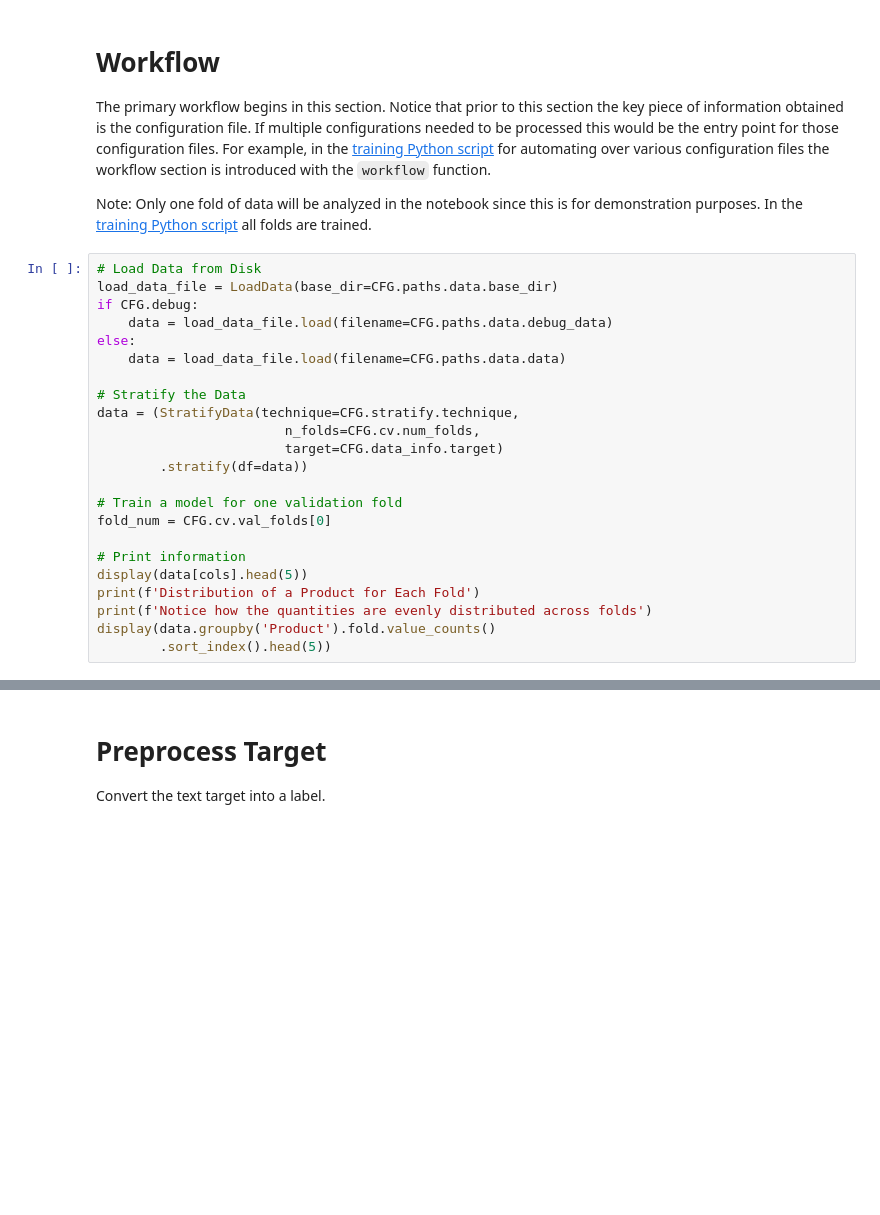
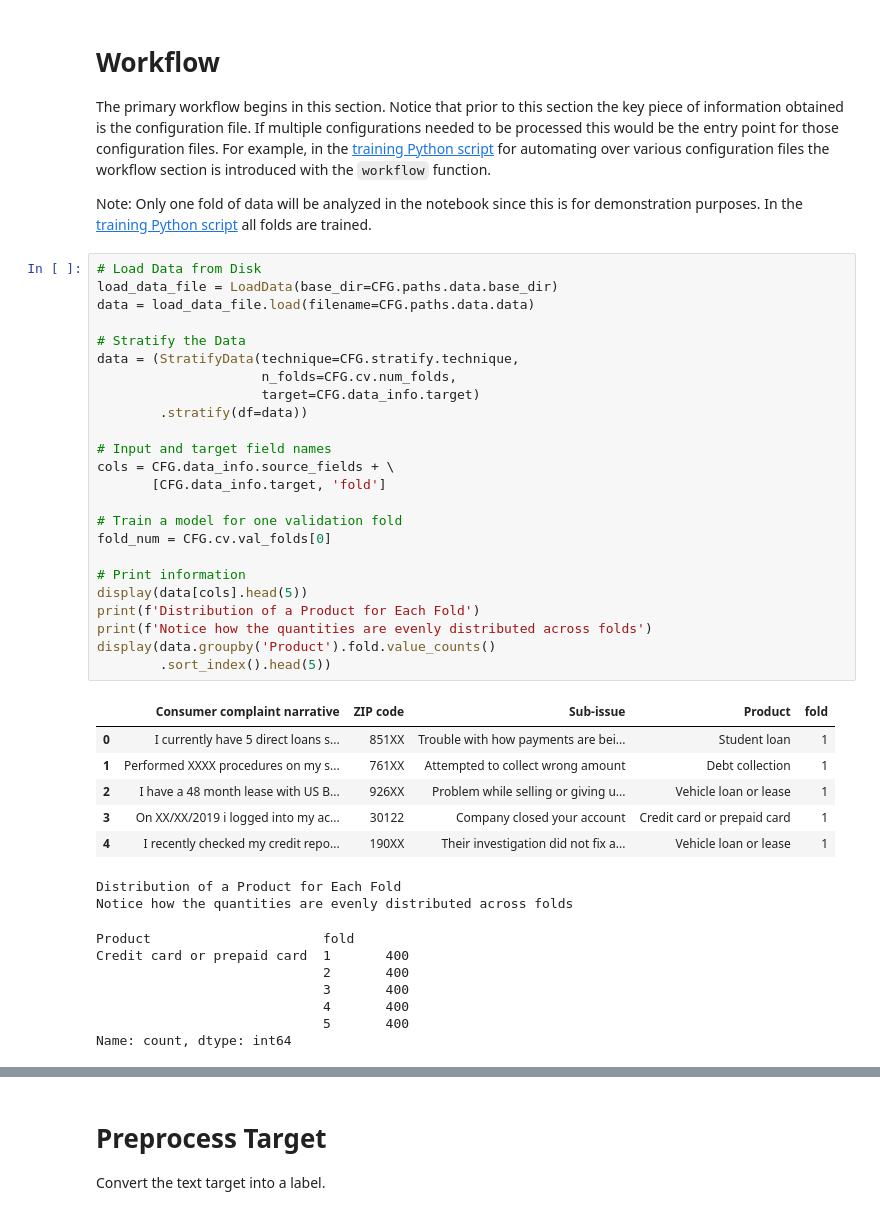
Before and after one commit to mddunlap924/PyTorch-LLM, a Jupyter notebook: notebooks/training2.ipynb, the cells around one changed output, grey strips where cells are left out. Cells and saved outputs as stored; diff of their text form; blank space fills up the shorter version.

```diff
--- a/notebooks/training2.ipynb
+++ b/notebooks/training2.ipynb
@@ -89,26 +93,43 @@ Note: Only one fold of data will be analyzed in the notebook since this is for d
 # %%
 # Load Data from Disk
 load_data_file = LoadData(base_dir=CFG.paths.data.base_dir)
-if CFG.debug:
-    data = load_data_file.load(filename=CFG.paths.data.debug_data)
-else:
-    data = load_data_file.load(filename=CFG.paths.data.data)
+data = load_data_file.load(filename=CFG.paths.data.data)
 
 # Stratify the Data
 data = (StratifyData(technique=CFG.stratify.technique,
-                        n_folds=CFG.cv.num_folds,
-                        target=CFG.data_info.target)
+                     n_folds=CFG.cv.num_folds,
+                     target=CFG.data_info.target)
         .stratify(df=data))
+
+# Input and target field names
+cols = CFG.data_info.source_fields + \
+       [CFG.data_info.target, 'fold']
 
 # Train a model for one validation fold
 fold_num = CFG.cv.val_folds[0]
 
 # Print information
 display(data[cols].head(5))
 print(f'Distribution of a Product for Each Fold')
 print(f'Notice how the quantities are evenly distributed across folds')
 display(data.groupby('Product').fold.value_counts()
         .sort_index().head(5))
+# %% [output]
+|  | Consumer complaint narrative | ZIP code | Sub-issue | Product | fold |
+| 0 | I currently have 5 direct loans s... | 851XX | Trouble with how payments are bei... | Student loan | 1 |
+| 1 | Performed XXXX procedures on my s... | 761XX | Attempted to collect wrong amount | Debt collection | 1 |
+| 2 | I have a 48 month lease with US B... | 926XX | Problem while selling or giving u... | Vehicle loan or lease | 1 |
+| 3 | On XX/XX/2019 i logged into my ac... | 30122 | Company closed your account | Credit card or prepaid card | 1 |
+| 4 | I recently checked my credit repo... | 190XX | Their investigation did not fix a... | Vehicle loan or lease | 1 |
+Distribution of a Product for Each Fold
+Notice how the quantities are evenly distributed across folds
+Product                      fold
+Credit card or prepaid card  1       400
+                             2       400
+                             3       400
+                             4       400
+                             5       400
+Name: count, dtype: int64
 # %%
 # Split Data into Training and Validation
 df_train = data.copy()[data.fold != fold_num].reset_index(drop=True)
```
Also changed, not shown: parts of 26 cells of this notebook, 5 other files.
